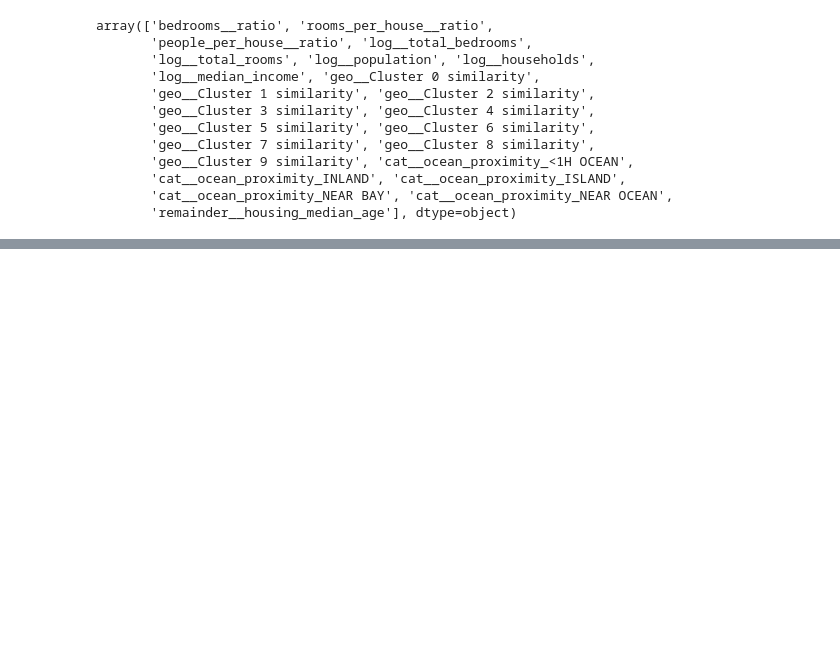
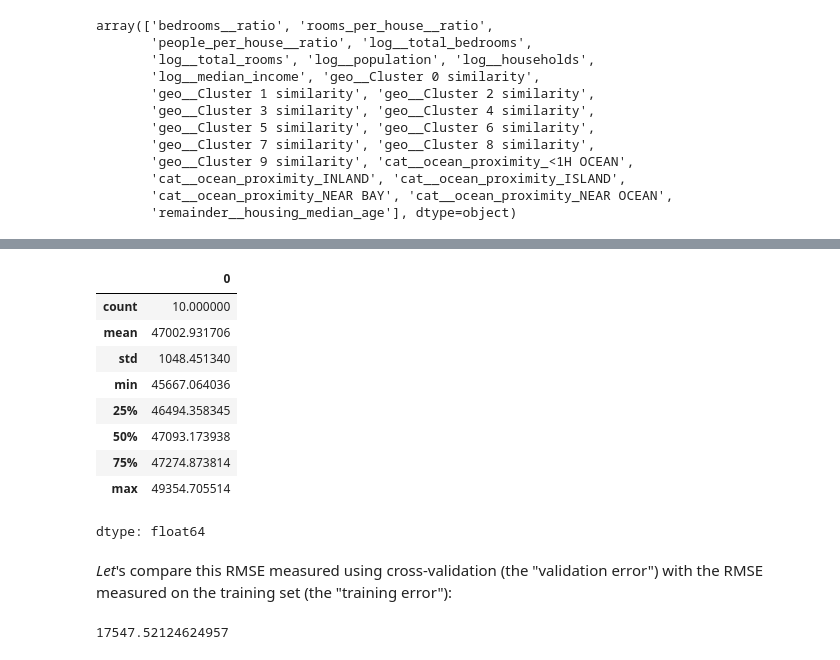
Before and after one commit to Wil1756/House-Price-Predictions, a Jupyter notebook: Housing_Price_Predictor.ipynb, the cells around one changed output, grey strips where cells are left out. Drawn from its saved outputs; the diff is of its cells as text; code cells hidden in the pictures; blank space fills up the shorter version.

```diff
--- a/Housing_Price_Predictor.ipynb
+++ b/Housing_Price_Predictor.ipynb
@@ -1061,0 +1183,28 @@ array(['bedrooms__ratio', 'rooms_per_house__ratio',
+# %%
+from sklearn.ensemble import RandomForestRegressor
+
+forest_reg = make_pipeline(preprocessing, RandomForestRegressor(random_state=42))
+forest_rmses = -cross_val_score(forest_reg, housing, housing_labels,
+                                scoring="neg_root_mean_squared_error", cv=10)
+# %%
+pd.Series(forest_rmses).describe()
+# %% [output]
+|  | 0 |
+| count | 10.000000 |
+| mean | 47002.931706 |
+| std | 1048.451340 |
+| min | 45667.064036 |
+| 25% | 46494.358345 |
+| 50% | 47093.173938 |
+| 75% | 47274.873814 |
+| max | 49354.705514 |
+dtype: float64
+# %% [markdown]
+*Let*'s compare this RMSE measured using cross-validation (the "validation error") with the RMSE measured on the training set (the "training error"):
+# %%
+forest_reg.fit(housing, housing_labels)
+housing_predictions = forest_reg.predict(housing)
+forest_rmse = root_mean_squared_error(housing_labels, housing_predictions)
+forest_rmse
+# %% [output]
+17547.52124624957
```
Also changed, not shown: parts of 13 cells of this notebook.
